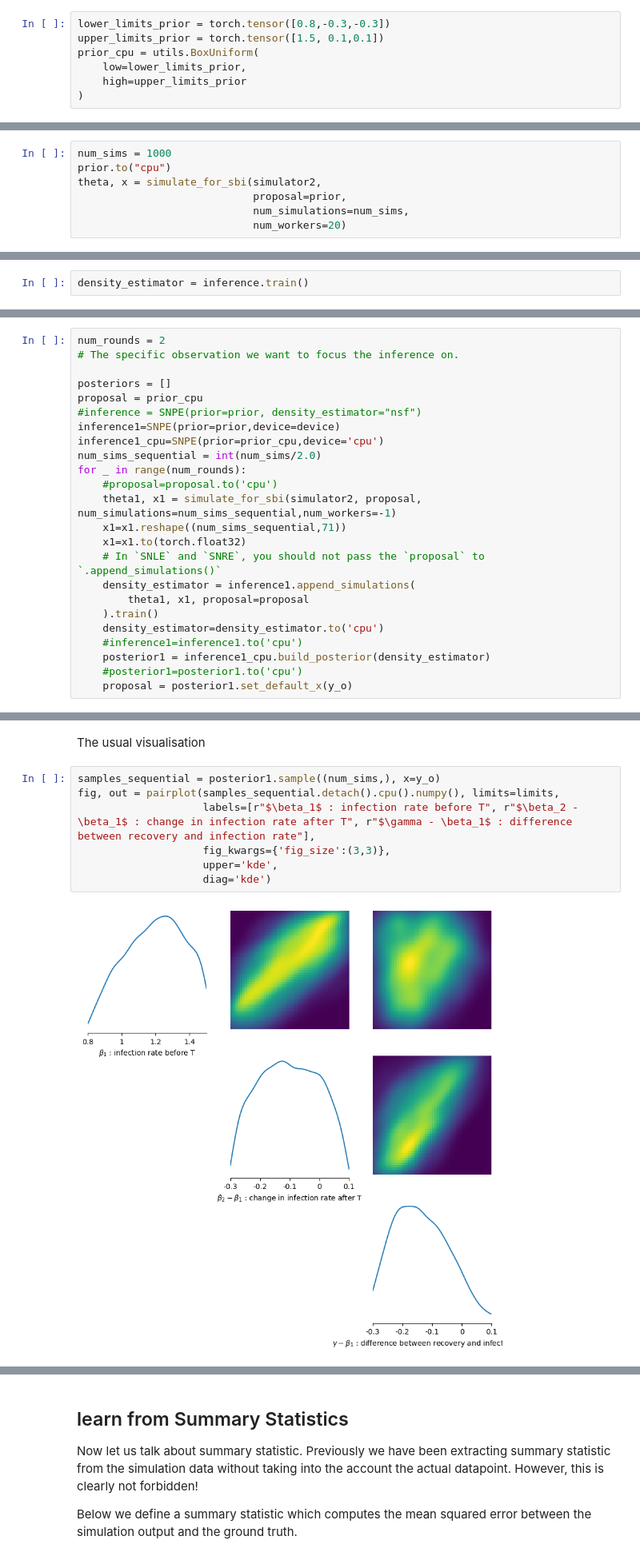
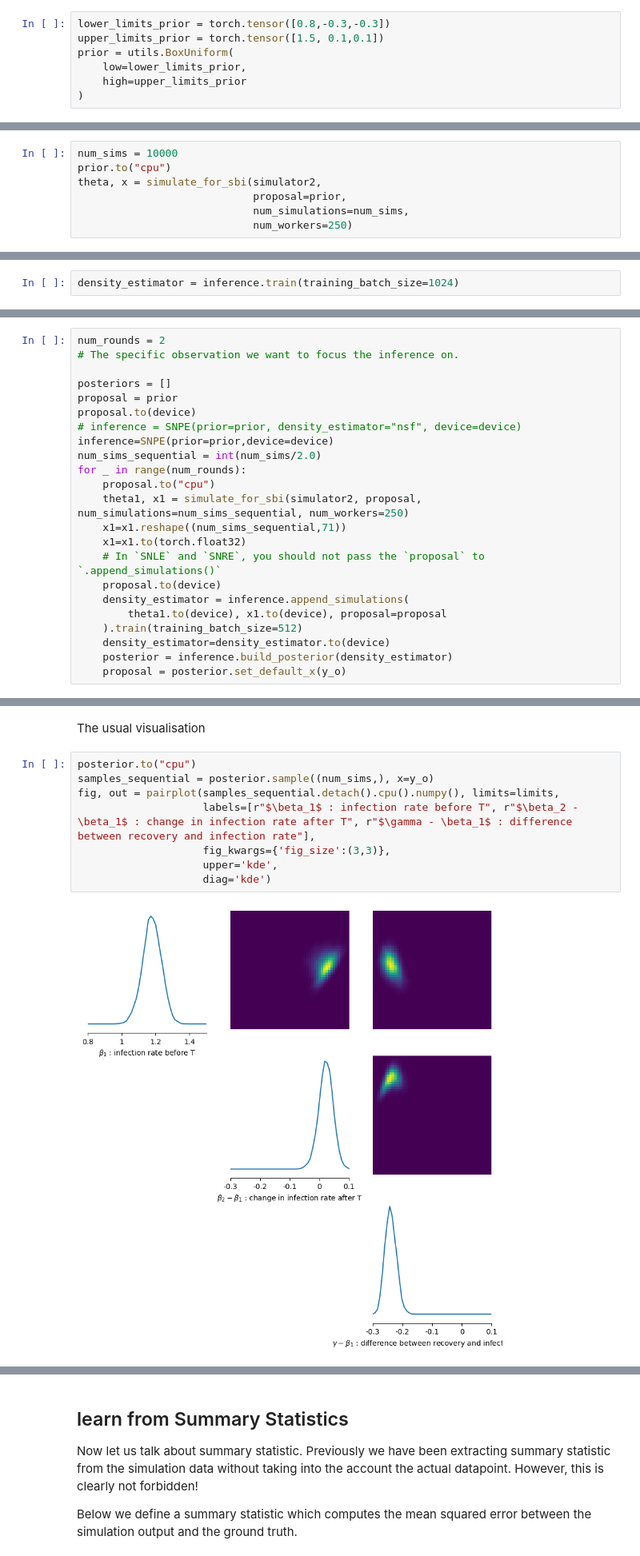
Before and after one commit to albazarova/sbi_intro, a Jupyter notebook: notebooks/3_flexible_sbi_example_SEIR.ipynb, the cells around one changed output, grey strips where cells are left out. Shown at 80% size. Cells and saved outputs as stored; diff of their text form.

Commit message:
update SNPE on 3_flexible

```diff
--- a/notebooks/3_flexible_sbi_example_SEIR.ipynb
+++ b/notebooks/3_flexible_sbi_example_SEIR.ipynb
@@ -215,7 +217,7 @@ We use uniform distributions as our priors and specify their ranges according to
 # %%
 lower_limits_prior = torch.tensor([0.8,-0.3,-0.3])
 upper_limits_prior = torch.tensor([1.5, 0.1,0.1])
-prior_cpu = utils.BoxUniform(
+prior = utils.BoxUniform(
     low=lower_limits_prior,
     high=upper_limits_prior
 )
@@ -291,10 +291,10 @@ inference=SNPE(prior=prior,device=device)
 
 Next, the simulations are run. In this case it is done with a helper function provided by `sbi` called `simulate_for_sbi`. This function allows to parallelize the code with `joblib` by passing the parameter `num_workers` (value `-1` indicates usage of all resources available). This will distribute the simulation over multiple cpus within one node. Later, we will talk about distributing simulations over multiple nodes. For that one would need to use a `ray` backend within `joblib`.
 # %%
-num_sims = 1000
+num_sims = 10000
 prior.to("cpu")
 theta, x = simulate_for_sbi(simulator2,
                             proposal=prior,
                             num_simulations=num_sims,
-                            num_workers=20)
+                            num_workers=250)
 # %% [markdown]
@@ -307,5 +307,5 @@ inference = inference.append_simulations(theta.to(device), x.to(device))
 # %% [markdown]
 The density estimator is then trained
 # %%
-density_estimator = inference.train()
+density_estimator = inference.train(training_batch_size=1024)
 # %% [output]
@@ -387,23 +387,22 @@ num_rounds = 2
 # The specific observation we want to focus the inference on.
 
 posteriors = []
-proposal = prior_cpu
-#inference = SNPE(prior=prior, density_estimator="nsf")
-inference1=SNPE(prior=prior,device=device)
-inference1_cpu=SNPE(prior=prior_cpu,device='cpu')
+proposal = prior
+proposal.to(device)
+# inference = SNPE(prior=prior, density_estimator="nsf", device=device)
+inference=SNPE(prior=prior,device=device)
 num_sims_sequential = int(num_sims/2.0)
 for _ in range(num_rounds):
-    #proposal=proposal.to('cpu')
-    theta1, x1 = simulate_for_sbi(simulator2, proposal, num_simulations=num_sims_sequential,num_workers=-1)
+    proposal.to("cpu")
+    theta1, x1 = simulate_for_sbi(simulator2, proposal, num_simulations=num_sims_sequential, num_workers=250)
     x1=x1.reshape((num_sims_sequential,71))
     x1=x1.to(torch.float32)
     # In `SNLE` and `SNRE`, you should not pass the `proposal` to `.append_simulations()`
-    density_estimator = inference1.append_simulations(
-        theta1, x1, proposal=proposal
-    ).train()
-    density_estimator=density_estimator.to('cpu')
-    #inference1=inference1.to('cpu')
-    posterior1 = inference1_cpu.build_posterior(density_estimator)
-    #posterior1=posterior1.to('cpu')
-    proposal = posterior1.set_default_x(y_o)
+    proposal.to(device)
+    density_estimator = inference.append_simulations(
+        theta1.to(device), x1.to(device), proposal=proposal
+    ).train(training_batch_size=512)
+    density_estimator=density_estimator.to(device)
+    posterior = inference.build_posterior(density_estimator)
+    proposal = posterior.set_default_x(y_o)
 # %% [output]
@@ -414,14 +412,15 @@ Using SNPE-C with atomic loss
 # %% [markdown]
 The usual visualisation
 # %%
-samples_sequential = posterior1.sample((num_sims,), x=y_o)
+posterior.to("cpu")
+samples_sequential = posterior.sample((num_sims,), x=y_o)
 fig, out = pairplot(samples_sequential.detach().cpu().numpy(), limits=limits,
                     labels=[r"$\beta_1$ : infection rate before T", r"$\beta_2 - \beta_1$ : change in infection rate after T", r"$\gamma - \beta_1$ : difference between recovery and infection rate"],
                     fig_kwargs={'fig_size':(3,3)},
                     upper='kde',
                     diag='kde')
 # %% [output]
-[figure, old version]
+[figure, new version]
 # %%
 observation=simulator2(torch.unsqueeze(torch.mean(samples_sequential,axis=0),0))
 
```
Also changed, not shown: parts of 13 cells of this notebook.
